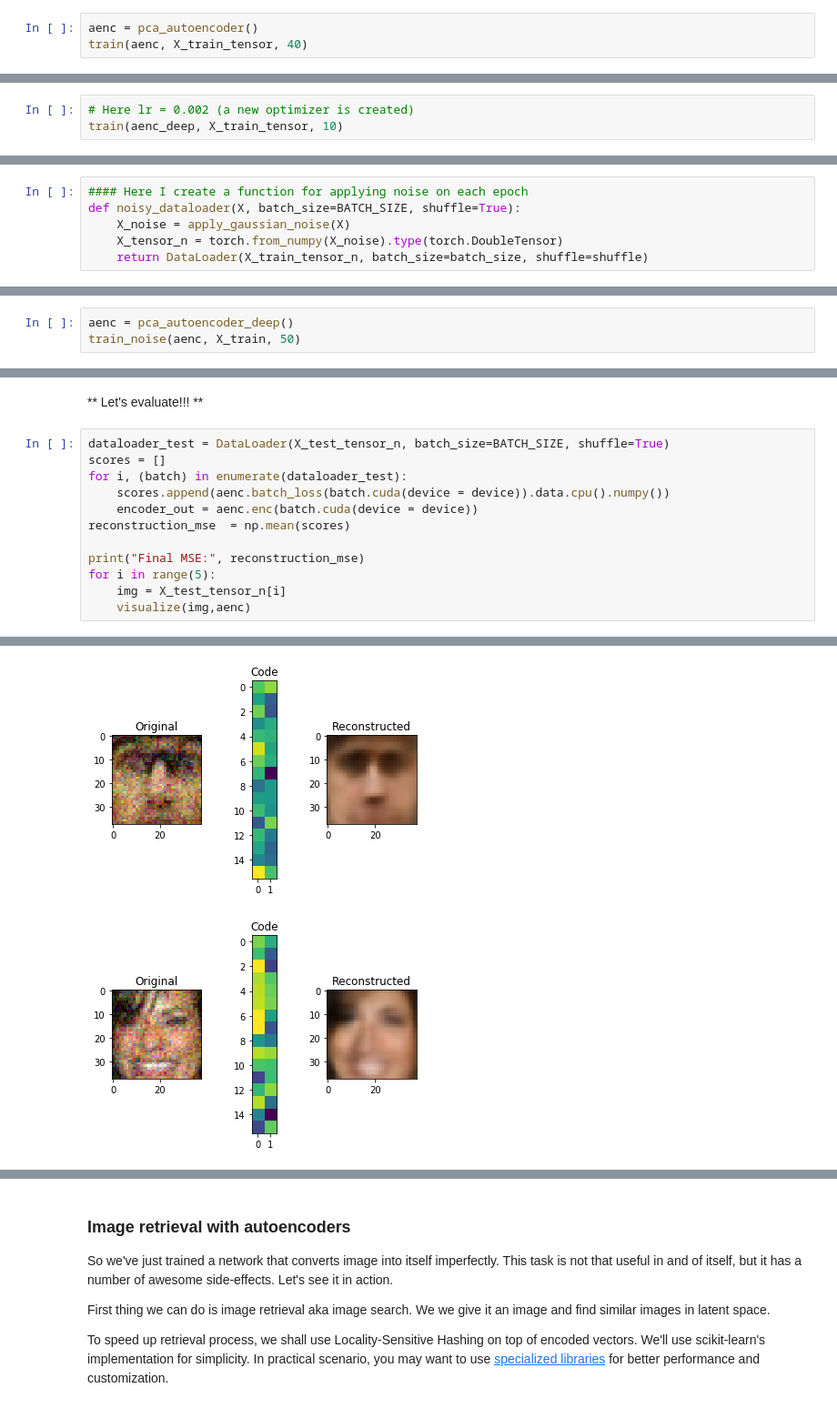
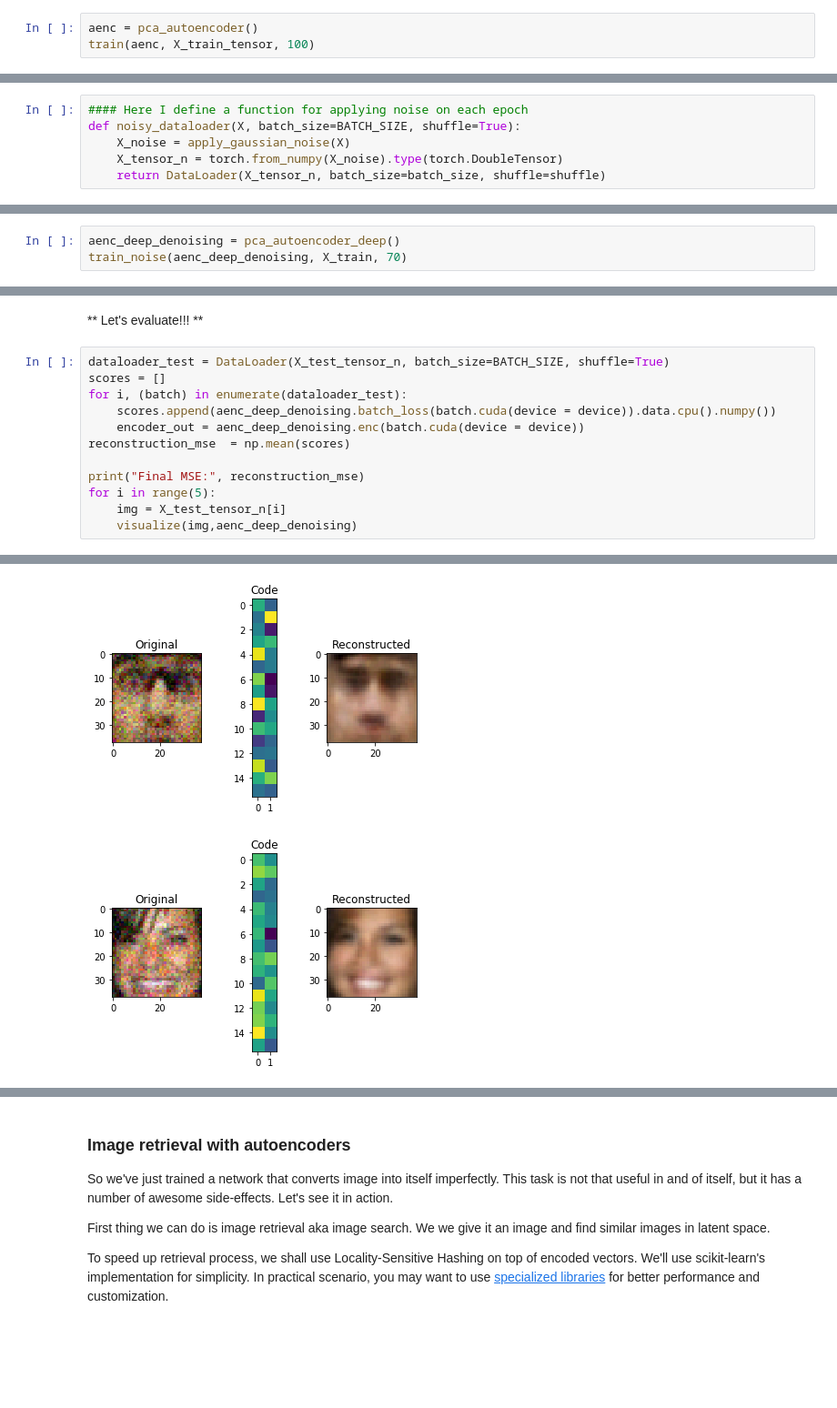
Before and after one commit to liviniuk/dl-course-skoltech, a Jupyter notebook: HW3/homework03_part2_autoencoders_basic.ipynb, the cells around one changed output, grey strips where cells are left out. Shown: that part at 91% size. Saved outputs shown, nothing was run; the diff lists cells and outputs as text; blank space fills up the shorter version.

Commit message:
HW3 part2 with deep autoencoder

```diff
--- a/HW3/homework03_part2_autoencoders_basic.ipynb
+++ b/HW3/homework03_part2_autoencoders_basic.ipynb
@@ -163,5 +163,5 @@ def visualize(img, model):
     plt.show()
 # %%
 aenc = pca_autoencoder()
-train(aenc, X_train_tensor, 40)
+train(aenc, X_train_tensor, 100)
 # %% [output]
@@ -281,3 +267,0 @@ train(aenc_deep, X_train_tensor, 70)
-# %%
-# Here lr = 0.002 (a new optimizer is created)
-train(aenc_deep, X_train_tensor, 10)
@@ -400,9 +373,9 @@ plt.imshow(apply_gaussian_noise(X[:1],sigma=0.5)[0].transpose([1,2,0]).clip(0, 1
 # %%
-#### Here I create a function for applying noise on each epoch
+#### Here I define a function for applying noise on each epoch
 def noisy_dataloader(X, batch_size=BATCH_SIZE, shuffle=True):
     X_noise = apply_gaussian_noise(X)
     X_tensor_n = torch.from_numpy(X_noise).type(torch.DoubleTensor)
-    return DataLoader(X_train_tensor_n, batch_size=batch_size, shuffle=shuffle)
+    return DataLoader(X_tensor_n, batch_size=batch_size, shuffle=shuffle)
 # %%
 def train_noise(model, X_train, num_epoch=50):
     #<Your code: define train function for denoising autoencoder as train function above>
@@ -427,6 +401,6 @@ X_test_noise = apply_gaussian_noise(X_test)
 # X_train_tensor_n = torch.from_numpy(X_train_noise).type(torch.DoubleTensor)
 X_test_tensor_n = torch.Tensor(X_test_noise).type(torch.DoubleTensor)
 # %%
-aenc = pca_autoencoder_deep()
-train_noise(aenc, X_train, 50)
+aenc_deep_denoising = pca_autoencoder_deep()
+train_noise(aenc_deep_denoising, X_train, 70)
 # %% [output]
@@ -457,12 +431,12 @@ __Bonus:__ replace gaussian noise with masking random rectangles on image.
 dataloader_test = DataLoader(X_test_tensor_n, batch_size=BATCH_SIZE, shuffle=True)
 scores = []
 for i, (batch) in enumerate(dataloader_test):
-    scores.append(aenc.batch_loss(batch.cuda(device = device)).data.cpu().numpy())
-    encoder_out = aenc.enc(batch.cuda(device = device))
+    scores.append(aenc_deep_denoising.batch_loss(batch.cuda(device = device)).data.cpu().numpy())
+    encoder_out = aenc_deep_denoising.enc(batch.cuda(device = device))
 reconstruction_mse  = np.mean(scores)
 
 print("Final MSE:", reconstruction_mse)
 for i in range(5):
     img = X_test_tensor_n[i]
-    visualize(img,aenc)
+    visualize(img,aenc_deep_denoising)
 # %% [output]
@@ -471,2 +445,2 @@ Final MSE: 0.015127681415504777
-[figure, old version]
+[figure, new version]
-[figure, old version]
+[figure, new version]
```
Also changed, not shown: parts of 18 cells of this notebook.
